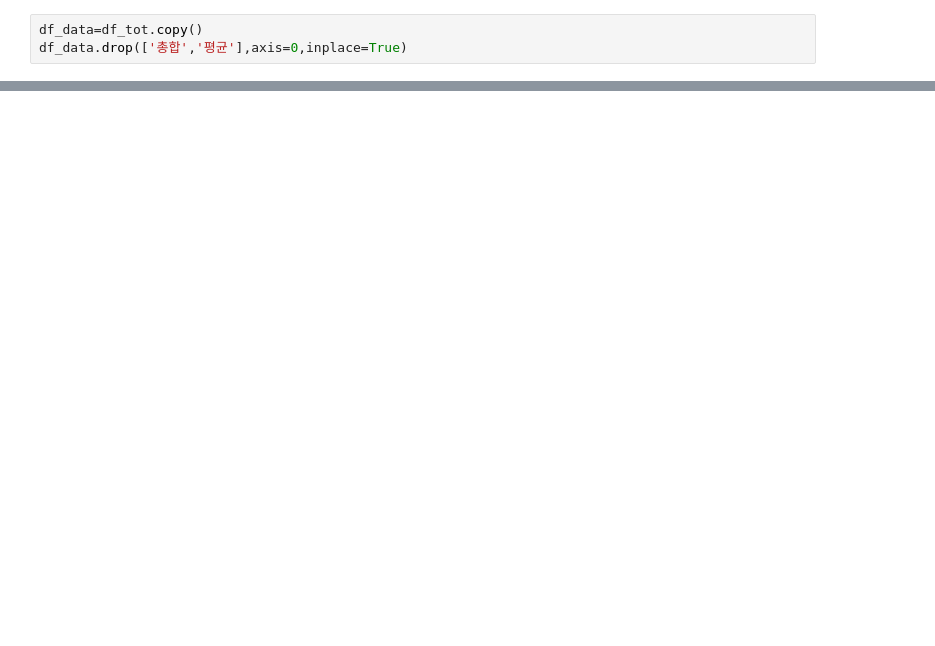
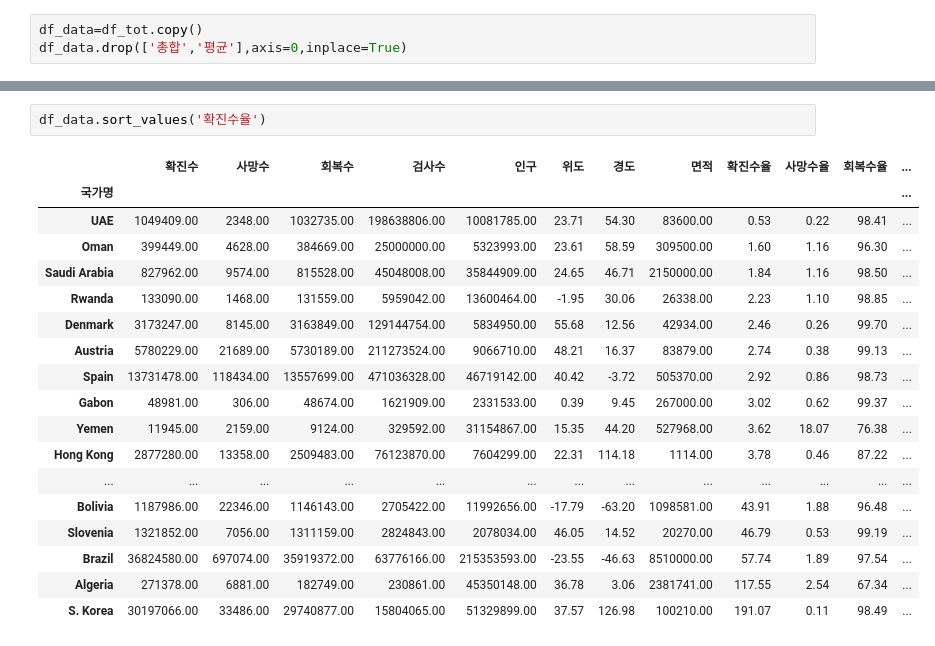
Before and after one commit to Anthony-sj/Project-Covid-19, a Jupyter notebook: ssj/Project_DF_SJ.ipynb, the cells around one changed output, grey strips where cells are left out. Drawn from its saved outputs; the diff is of its cells as text; blank space fills up the shorter version.

```diff
--- a/ssj/Project_DF_SJ.ipynb
+++ b/ssj/Project_DF_SJ.ipynb
@@ -342,0 +352,21 @@ df_data
+# %%
+df_data.sort_values('확진수율')
+# %% [output]
+|  | 확진수 | 사망수 | 회복수 | 검사수 | 인구 | 위도 | 경도 | 면적 | 확진수율 | 사망수율 | 회복수율 | ... |
+| 국가명 |  |  |  |  |  |  |  |  |  |  |  | ... |
+| UAE | 1049409.00 | 2348.00 | 1032735.00 | 198638806.00 | 10081785.00 | 23.71 | 54.30 | 83600.00 | 0.53 | 0.22 | 98.41 | ... |
+| Oman | 399449.00 | 4628.00 | 384669.00 | 25000000.00 | 5323993.00 | 23.61 | 58.59 | 309500.00 | 1.60 | 1.16 | 96.30 | ... |
+| Saudi Arabia | 827962.00 | 9574.00 | 815528.00 | 45048008.00 | 35844909.00 | 24.65 | 46.71 | 2150000.00 | 1.84 | 1.16 | 98.50 | ... |
+| Rwanda | 133090.00 | 1468.00 | 131559.00 | 5959042.00 | 13600464.00 | -1.95 | 30.06 | 26338.00 | 2.23 | 1.10 | 98.85 | ... |
+| Denmark | 3173247.00 | 8145.00 | 3163849.00 | 129144754.00 | 5834950.00 | 55.68 | 12.56 | 42934.00 | 2.46 | 0.26 | 99.70 | ... |
+| Austria | 5780229.00 | 21689.00 | 5730189.00 | 211273524.00 | 9066710.00 | 48.21 | 16.37 | 83879.00 | 2.74 | 0.38 | 99.13 | ... |
+| Spain | 13731478.00 | 118434.00 | 13557699.00 | 471036328.00 | 46719142.00 | 40.42 | -3.72 | 505370.00 | 2.92 | 0.86 | 98.73 | ... |
+| Gabon | 48981.00 | 306.00 | 48674.00 | 1621909.00 | 2331533.00 | 0.39 | 9.45 | 267000.00 | 3.02 | 0.62 | 99.37 | ... |
+| Yemen | 11945.00 | 2159.00 | 9124.00 | 329592.00 | 31154867.00 | 15.35 | 44.20 | 527968.00 | 3.62 | 18.07 | 76.38 | ... |
+| Hong Kong | 2877280.00 | 13358.00 | 2509483.00 | 76123870.00 | 7604299.00 | 22.31 | 114.18 | 1114.00 | 3.78 | 0.46 | 87.22 | ... |
+| ... | ... | ... | ... | ... | ... | ... | ... | ... | ... | ... | ... | ... |
+| Bolivia | 1187986.00 | 22346.00 | 1146143.00 | 2705422.00 | 11992656.00 | -17.79 | -63.20 | 1098581.00 | 43.91 | 1.88 | 96.48 | ... |
+| Slovenia | 1321852.00 | 7056.00 | 1311159.00 | 2824843.00 | 2078034.00 | 46.05 | 14.52 | 20270.00 | 46.79 | 0.53 | 99.19 | ... |
+| Brazil | 36824580.00 | 697074.00 | 35919372.00 | 63776166.00 | 215353593.00 | -23.55 | -46.63 | 8510000.00 | 57.74 | 1.89 | 97.54 | ... |
+| Algeria | 271378.00 | 6881.00 | 182749.00 | 230861.00 | 45350148.00 | 36.78 | 3.06 | 2381741.00 | 117.55 | 2.54 | 67.34 | ... |
+| S. Korea | 30197066.00 | 33486.00 | 29740877.00 | 15804065.00 | 51329899.00 | 37.57 | 126.98 | 100210.00 | 191.07 | 0.11 | 98.49 | ... |
```
Also changed, not shown: parts of 32 cells of this notebook, 2 other files.
